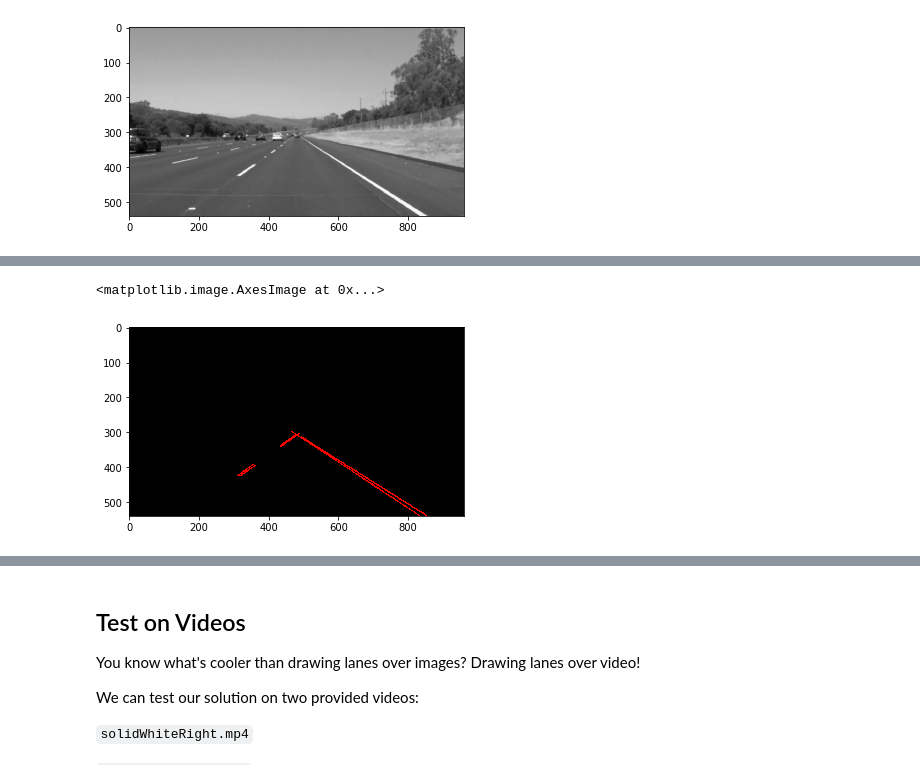
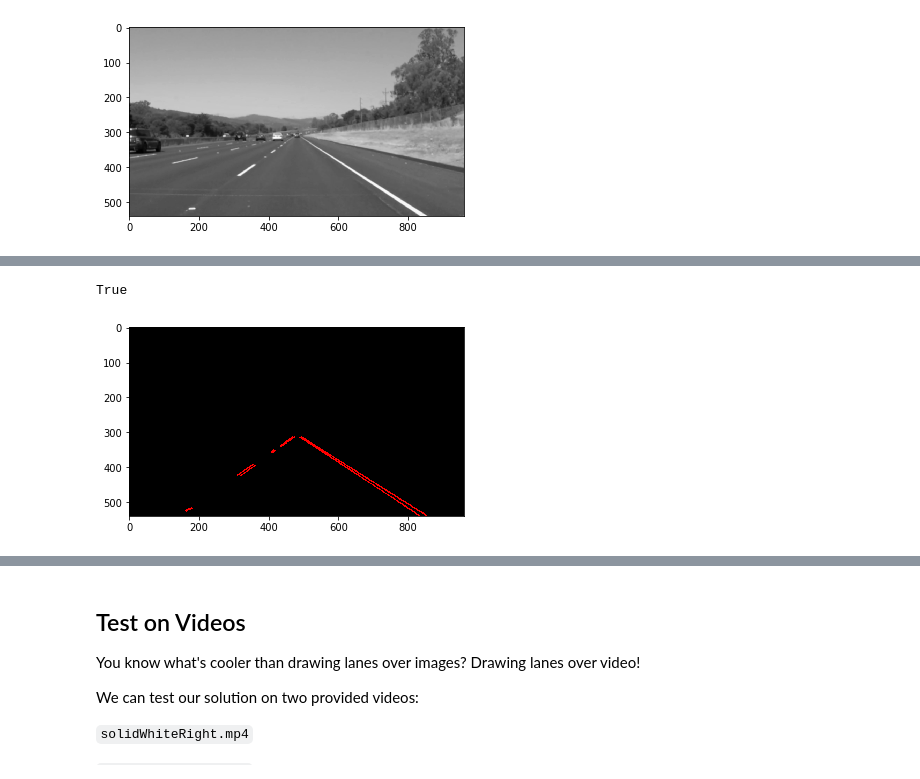
Before and after one commit to VitaliiLakusta/CarND-LaneLines-P1, a Jupyter notebook: P1.ipynb, the cells around one changed output, grey strips where cells are left out. Cells and saved outputs as stored; diff of their text form; code cells hidden in the pictures.

Commit message:
Tune parameters to better detect lines

```diff
--- a/P1.ipynb
+++ b/P1.ipynb
@@ -216,10 +217,10 @@ plt.imshow(canny_img, cmap='Greys_r')
 [figure]
 # %%
-# apply region of interest
+# verify region of interest on a normal image for testing purposes
 xsize = image.shape[1]
 ysize = image.shape[0]
-vertices = np.array([[(0,ysize),(xsize*0.48, ysize*0.55), (xsize*0.52, ysize*0.55), (xsize,ysize)]], dtype=np.int32)
-canny_region = region_of_interest(canny_img, vertices)
-plt.imshow(canny_region, cmap='Greys_r')
+vertices = np.array([[(0,ysize),(xsize*0.48, ysize*0.58), (xsize*0.52, ysize*0.58), (xsize,ysize)]], dtype=np.int32)
+gray_gauss_blur_region = region_of_interest(gray_with_gauss_blur, vertices)
+plt.imshow(gray_gauss_blur_region, cmap='gray')
 # %% [output]
 <matplotlib.image.AxesImage at 0x...>
@@ -234,13 +236,15 @@ plt.imshow(original_with_region)
 # %%
 # apply hough transform
 rho = 1
 theta = np.pi / 180
-threshold = 10
-min_line_length = 30
+threshold = 15
+min_line_length = 8
 max_line_gap = 10
 
 hough_lines_img = hough_lines(canny_region, rho, theta, threshold, min_line_length, max_line_gap)
 plt.imshow(hough_lines_img)
+# will be written to file with blue lines, since CV2 saves images in BGR order, but in our case it's fine
+cv2.imwrite('test_images_output/solidWhiteRight_houghLines.jpg', hough_lines_img)
 # %% [output]
-<matplotlib.image.AxesImage at 0x...>
+True
-[figure, old version]
+[figure, new version]
```
Also changed, not shown: parts of 5 cells of this notebook, 4 other files.
